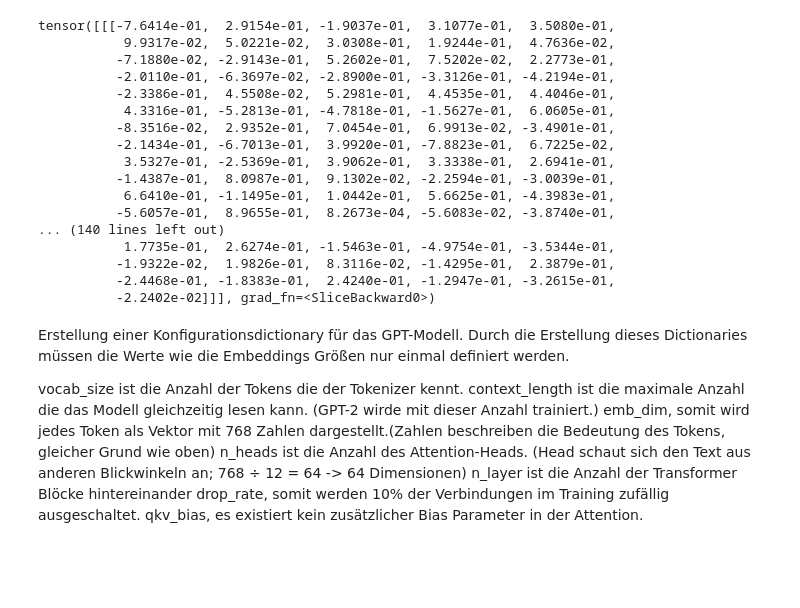
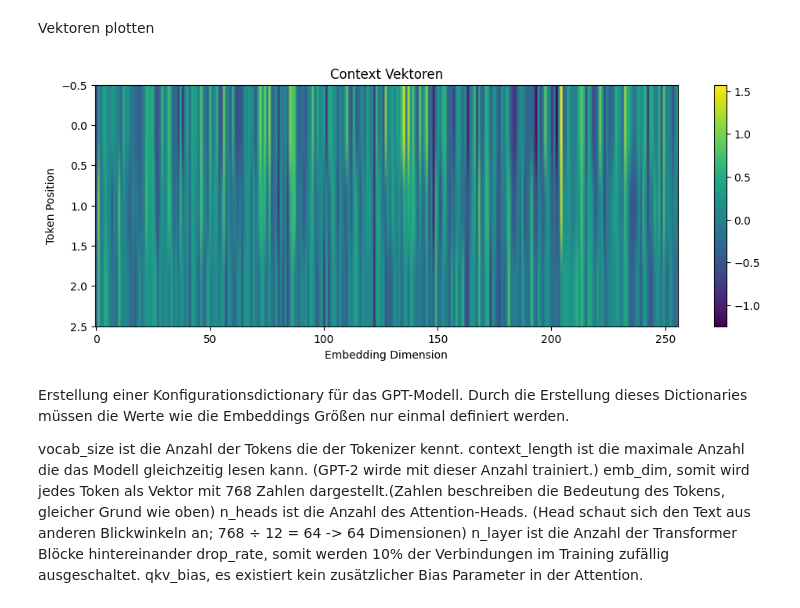
Before and after one commit to fhollaender/LLMs-from-scratch, a Jupyter notebook: Abgabe/lab4.ipynb, the cells around one changed output. Saved outputs shown, nothing was run; the diff lists cells and outputs as text; code cells hidden in the pictures; blank space fills up the shorter version.

```diff
--- a/Abgabe/lab4.ipynb
+++ b/Abgabe/lab4.ipynb
@@ -4,32 +4,32 @@ import torch
 import torch.nn as nn
 from pathlib import Path
 #from .previous_chapters import MultiHeadAttention
-import matplotlib.pyplot as plt
-import sys
 
 PATH_VECS = Path('../datasets/context_vecs.pt')
 
 context_vecs = torch.load(PATH_VECS)
 
-print(context_vecs[:30])
+#print(context_vecs[:10])
-# %% [output]
-tensor([[[-7.6414e-01,  2.9154e-01, -1.9037e-01,  3.1077e-01,  3.5080e-01,
-           9.9317e-02,  5.0221e-02,  3.0308e-01,  1.9244e-01,  4.7636e-02,
-          -7.1880e-02, -2.9143e-01,  5.2602e-01,  7.5202e-02,  2.2773e-01,
-          -2.0110e-01, -6.3697e-02, -2.8900e-01, -3.3126e-01, -4.2194e-01,
-          -2.3386e-01,  4.5508e-02,  5.2981e-01,  4.4535e-01,  4.4046e-01,
-           4.3316e-01, -5.2813e-01, -4.7818e-01, -1.5627e-01,  6.0605e-01,
-          -8.3516e-02,  2.9352e-01,  7.0454e-01,  6.9913e-02, -3.4901e-01,
-          -2.1434e-01, -6.7013e-01,  3.9920e-01, -7.8823e-01,  6.7225e-02,
-           3.5327e-01, -2.5369e-01,  3.9062e-01,  3.3338e-01,  2.6941e-01,
-          -1.4387e-01,  8.0987e-01,  9.1302e-02, -2.2594e-01, -3.0039e-01,
-           6.6410e-01, -1.1495e-01,  1.0442e-01,  5.6625e-01, -4.3983e-01,
-          -5.6057e-01,  8.9655e-01,  8.2673e-04, -5.6083e-02, -3.8740e-01,
-... (140 lines left out)
-           1.7735e-01,  2.6274e-01, -1.5463e-01, -4.9754e-01, -3.5344e-01,
-          -1.9322e-02,  1.9826e-01,  8.3116e-02, -1.4295e-01,  2.3879e-01,
-          -2.4468e-01, -1.8383e-01,  2.4240e-01, -1.2947e-01, -3.2615e-01,
-          -2.2402e-02]]], grad_fn=<SliceBackward0>)
+# %% [markdown]
+Vektoren plotten
+# %%
+import matplotlib.pyplot as plt
+
+vector_in_array = context_vecs[0].detach().numpy()
+#print(vector_in_array.shape)
+#print(vector_in_array)
+
+if __name__ == '__main__':
+
+    plt.figure(figsize=(12,4))
+    plt.imshow(vector_in_array, aspect='auto', cmap='viridis')
+    plt.colorbar()
+    plt.title("Context Vektoren")
+    plt.xlabel("Embedding Dimension")
+    plt.ylabel("Token Position")
+    plt.show()
+# %% [output]
+[figure, added]
 # %% [markdown]
 Erstellung einer Konfigurationsdictionary für das GPT-Modell. Durch die Erstellung dieses Dictionaries müssen die Werte
 wie die Embeddings Größen nur einmal definiert werden.
```
Also changed, not shown: parts of 3 cells of this notebook.
